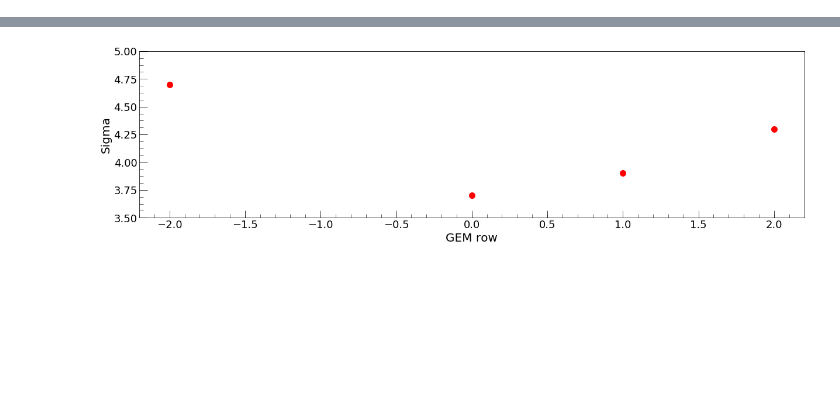
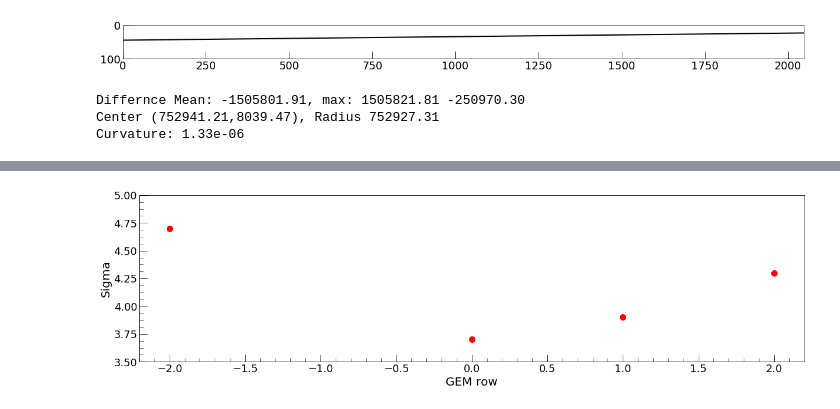
Before and after one commit to gmazzitelli/cygno, a Jupyter notebook: ImageProfiles-Calibration.ipynb, the cells around one changed output, grey strips where cells are left out. Drawn from its saved outputs; the diff is of its cells as text; code cells hidden in the pictures; blank space fills up the shorter version.

```diff
--- a/ImageProfiles-Calibration.ipynb
+++ b/ImageProfiles-Calibration.ipynb
@@ -177,0 +163,24 @@ array([78299.85736001,   721.89294338])
+# %%
+f, ax0 = plt.subplots()
+line_x = np.arange(0, x_resolution)
+vsize = 100
+y_circle = ccy + np.sqrt(ccr**2-(line_x-ccx)**2) #warning usare +/- a seconda della concavità
+y_line = m[0]*line_x+q[0]
+diff = y_line - y_circle
+ax0.plot(line_x, y_circle, '-r', label='circle')
+ax0.plot(line_x, y_line, '-k', label='line', linewidth=2)
+ax0.set_aspect('equal', 'box')
+#circle = plt.Circle((ccy, ccx), radius=ccr, facecolor='none', linewidth=2)
+#ax0.add_patch(circle);
+ax0.set_xlim(0,x_resolution)
+ax0.set_ylim(vsize,0)
+plt.show()
+
+print("Differnce Mean: %.2f, max: %.2f %.2f" % (diff.mean(), abs(diff).max(), abs(diff).max()/trPos))
+print("Center (%.2f,%.2f), Radius %.2f" % (ccy, ccx, ccr))
+print("Curvature: %.2e" % (1/ccr))
+# %% [output]
+[figure, added]
+Differnce Mean: -1505801.91, max: 1505821.81 -250970.30
+Center (752941.21,8039.47), Radius 752927.31
+Curvature: 1.33e-06
```
Also changed, not shown: parts of 11 cells of this notebook, 31 other files.
